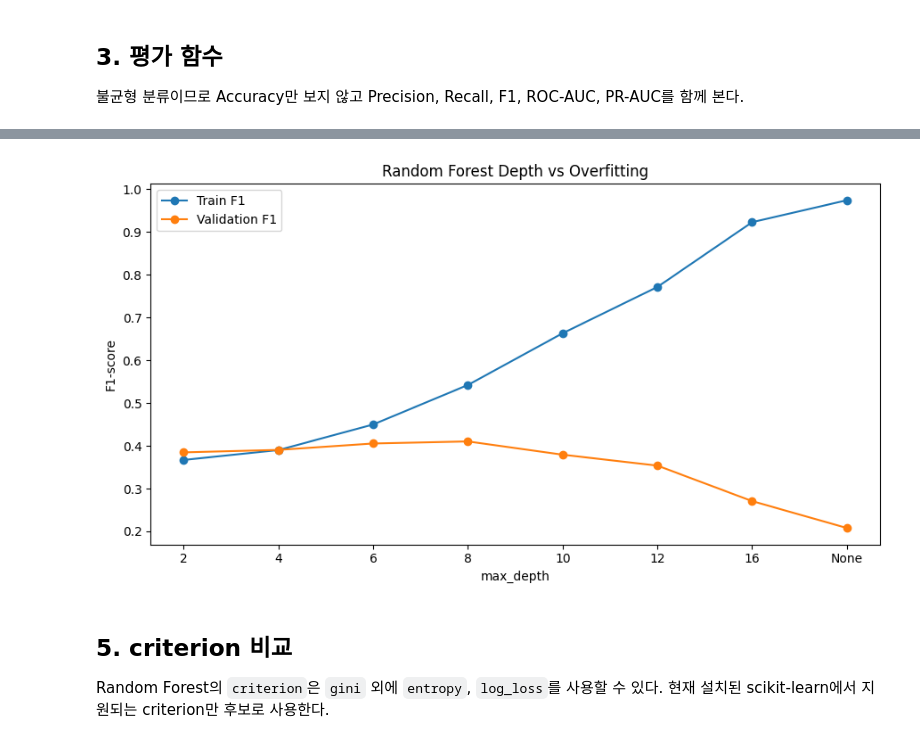
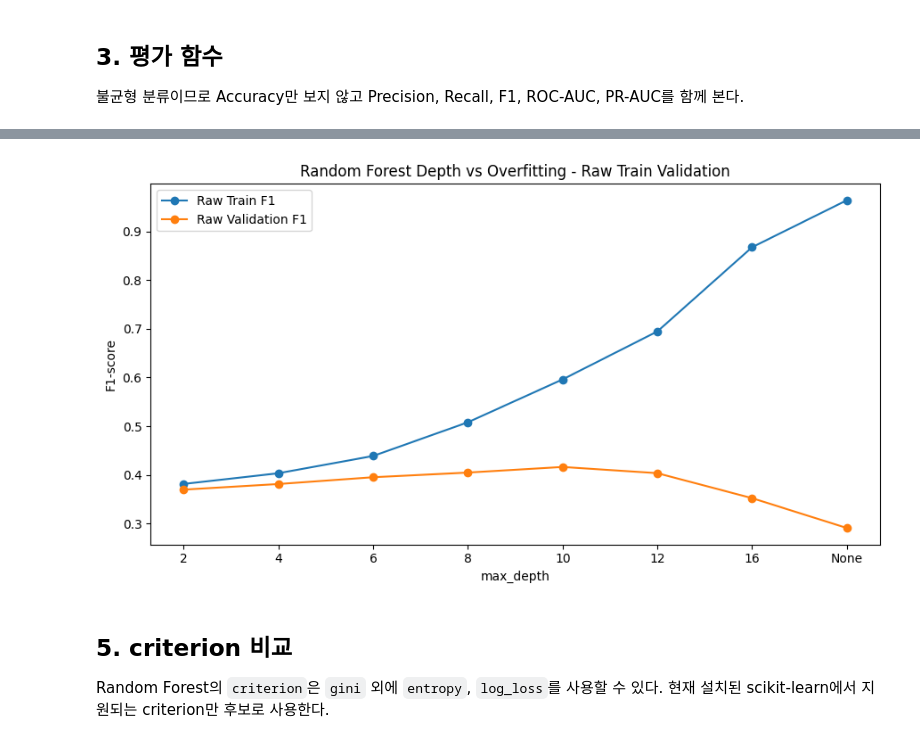
Before and after one commit to ShoppingInsight/shopper-prediction, a Jupyter notebook: models/random_forest/RandomForest.ipynb, the cells around one changed output, grey strips where cells are left out. Cells and saved outputs as stored; diff of their text form; code cells hidden in the pictures.

```diff
--- a/models/random_forest/RandomForest.ipynb
+++ b/models/random_forest/RandomForest.ipynb
@@ -174,5 +180,13 @@ def evaluate_model(name, model, X_eval, y_eval):
 # %%
-X_tr, X_val, y_tr, y_val = train_test_split(
+X_raw_tr, X_raw_val, y_raw_tr, y_raw_val = train_test_split(
+    X_train,
+    y_train,
+    test_size=0.2,
+    stratify=y_train,
+    random_state=RANDOM_STATE,
+)
+
+X_clean_tr, X_clean_val, y_clean_tr, y_clean_val = train_test_split(
     X_train_clean,
     y_train_clean,
     test_size=0.2,
@@ -180,42 +194,66 @@ X_tr, X_val, y_tr, y_val = train_test_split(
     random_state=RANDOM_STATE,
 )
 
+# 기존 criterion 비교 셀 호환용 변수. 이제 raw validation 기준을 기본으로 둔다.
+X_tr, X_val, y_tr, y_val = X_raw_tr, X_raw_val, y_raw_tr, y_raw_val
+
 depth_candidates = [2, 4, 6, 8, 10, 12, 16, None]
-depth_rows = []
-for depth in depth_candidates:
-    model = RandomForestClassifier(
-        n_estimators=200,
-        criterion='gini',
-        max_depth=depth,
-        min_samples_leaf=3,
-        max_features='sqrt',
-        class_weight='balanced',
-        random_state=RANDOM_STATE,
-        n_jobs=-1,
-    )
-    model.fit(X_tr, y_tr)
-    depth_rows.append({
-        'max_depth': 'None' if depth is None else depth,
-        'train_f1': f1_score(y_tr, model.predict(X_tr)),
-        'val_f1': f1_score(y_val, model.predict(X_val)),
-        'train_accuracy': accuracy_score(y_tr, model.predict(X_tr)),
-        'val_accuracy': accuracy_score(y_val, model.predict(X_val)),
-    })
 
-depth_result = pd.DataFrame(depth_rows)
-best_depth_row = depth_result.loc[depth_result['val_f1'].idxmax()]
-print(depth_result.round(4).to_string(index=False))
-print(f"\nValidation F1 기준 최적 깊이: {best_depth_row['max_depth']} "
+def run_depth_analysis(label, X_fit, X_validate, y_fit, y_validate):
+    rows = []
+    for depth in depth_candidates:
+        model = RandomForestClassifier(
+            n_estimators=200,
+            criterion='gini',
+            max_depth=depth,
+            min_samples_leaf=3,
+            max_features='sqrt',
+            class_weight='balanced',
+            random_state=RANDOM_STATE,
+            n_jobs=-1,
+        )
+        model.fit(X_fit, y_fit)
+        rows.append({
+            'evaluation_set': label,
+            'max_depth': 'None' if depth is None else depth,
+            'train_f1': f1_score(y_fit, model.predict(X_fit)),
+            'val_f1': f1_score(y_validate, model.predict(X_validate)),
+            'train_accuracy': accuracy_score(y_fit, model.predict(X_fit)),
+            'val_accuracy': accuracy_score(y_validate, model.predict(X_validate)),
+        })
+    return pd.DataFrame(rows)
+
+depth_result_raw = run_depth_analysis('raw train validation', X_raw_tr, X_raw_val, y_raw_tr, y_raw_val)
+depth_result_clean = run_depth_analysis('clean train validation', X_clean_tr, X_clean_val, y_clean_tr, y_clean_val)
+
+# 기존 변수명은 raw validation 기준 결과를 가리키도록 유지한다.
+depth_result = depth_result_raw
+best_depth_row = depth_result_raw.loc[depth_result_raw['val_f1'].idxmax()]
+best_depth_row_clean = depth_result_clean.loc[depth_result_clean['val_f1'].idxmax()]
+
+print('Raw train validation split summary')
+print(pd.DataFrame([
+    {'set': 'raw depth train', 'rows': len(y_raw_tr), 'purchase_count': int(y_raw_tr.sum()), 'purchase_ratio': y_raw_tr.mean()},
+    {'set': 'raw depth validation', 'rows': len(y_raw_val), 'purchase_count': int(y_raw_val.sum()), 'purchase_ratio': y_raw_val.mean()},
+]).round(4).to_string(index=False))
+print('\nRaw train validation depth result:')
+print(depth_result_raw.round(4).drop(columns=['evaluation_set']).to_string(index=False))
+print(f"\nRaw train validation F1 기준 최적 깊이: {best_depth_row['max_depth']} "
       f"(val_f1={best_depth_row['val_f1']:.4f}, train_f1={best_depth_row['train_f1']:.4f})")
 
-plot_depth = depth_result.copy()
-plot_depth['depth_label'] = plot_depth['max_depth'].astype(str)
+print('\nClean train validation depth result 참고:')
+print(depth_result_clean.round(4).drop(columns=['evaluation_set']).to_string(index=False))
+print(f"\nClean train validation F1 기준 최적 깊이: {best_depth_row_clean['max_depth']} "
+      f"(val_f1={best_depth_row_clean['val_f1']:.4f}, train_f1={best_depth_row_clean['train_f1']:.4f})")
+
+plot_depth_raw = depth_result_raw.copy()
+plot_depth_raw['depth_label'] = plot_depth_raw['max_depth'].astype(str)
 plt.figure(figsize=(9, 5))
-plt.plot(plot_depth['depth_label'], plot_depth['train_f1'], marker='o', label='Train F1')
-plt.plot(plot_depth['depth_label'], plot_depth['val_f1'], marker='o', label='Validation F1')
+plt.plot(plot_depth_raw['depth_label'], plot_depth_raw['train_f1'], marker='o', label='Raw Train F1')
+plt.plot(plot_depth_raw['depth_label'], plot_depth_raw['val_f1'], marker='o', label='Raw Validation F1')
 plt.xlabel('max_depth')
 plt.ylabel('F1-score')
-plt.title('Random Forest Depth vs Overfitting')
+plt.title('Random Forest Depth vs Overfitting - Raw Train Validation')
 plt.legend()
 plt.tight_layout()
 plt.show()
@@ -234,4 +278,4 @@ Validation F1 기준 최적 깊이: 8 (val_f1=0.4103, train_f1=0.5423)
-[figure, old version]
+[figure, new version]
 # %% [markdown]
 ## 5. criterion 비교
 
```
Also changed, not shown: parts of 15 cells of this notebook, 1 other file.
